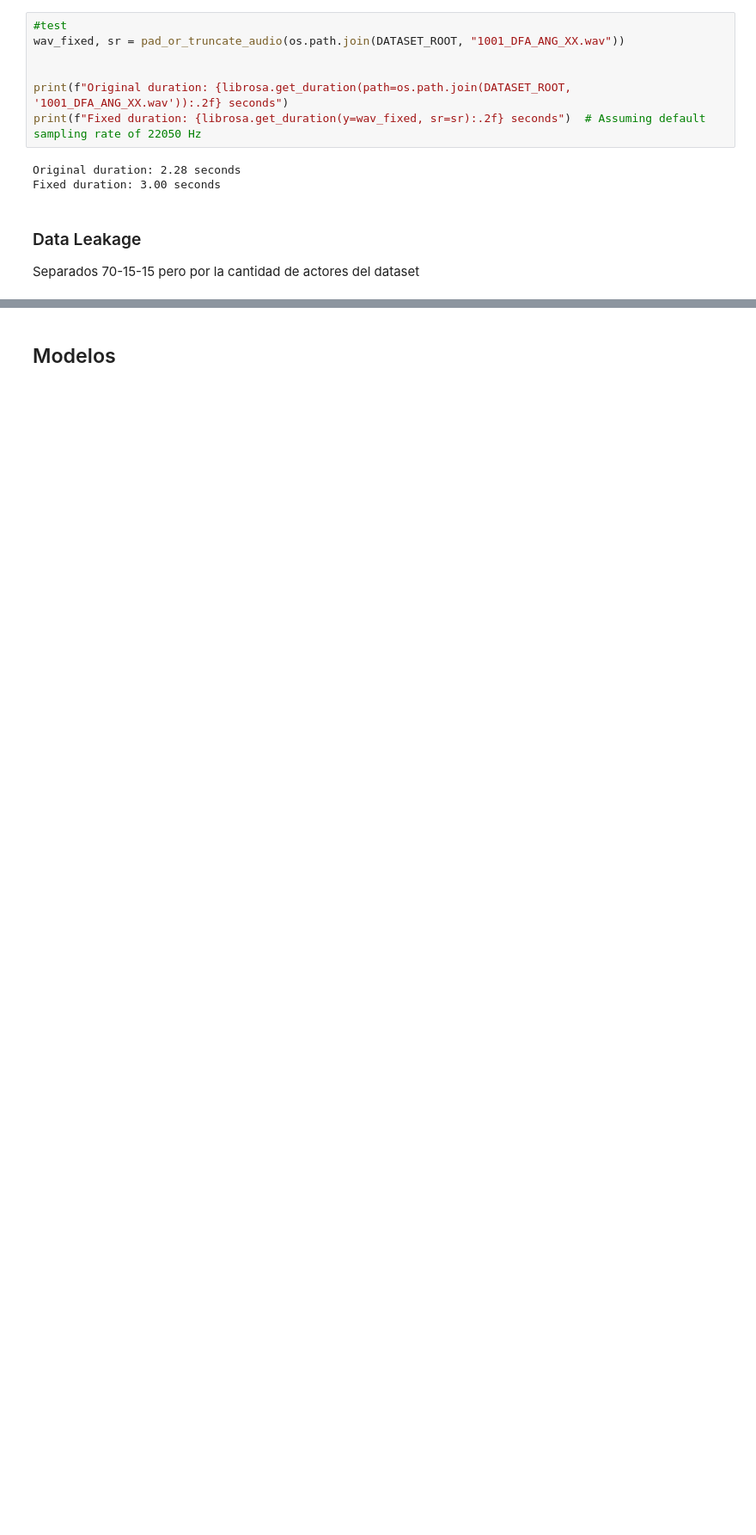
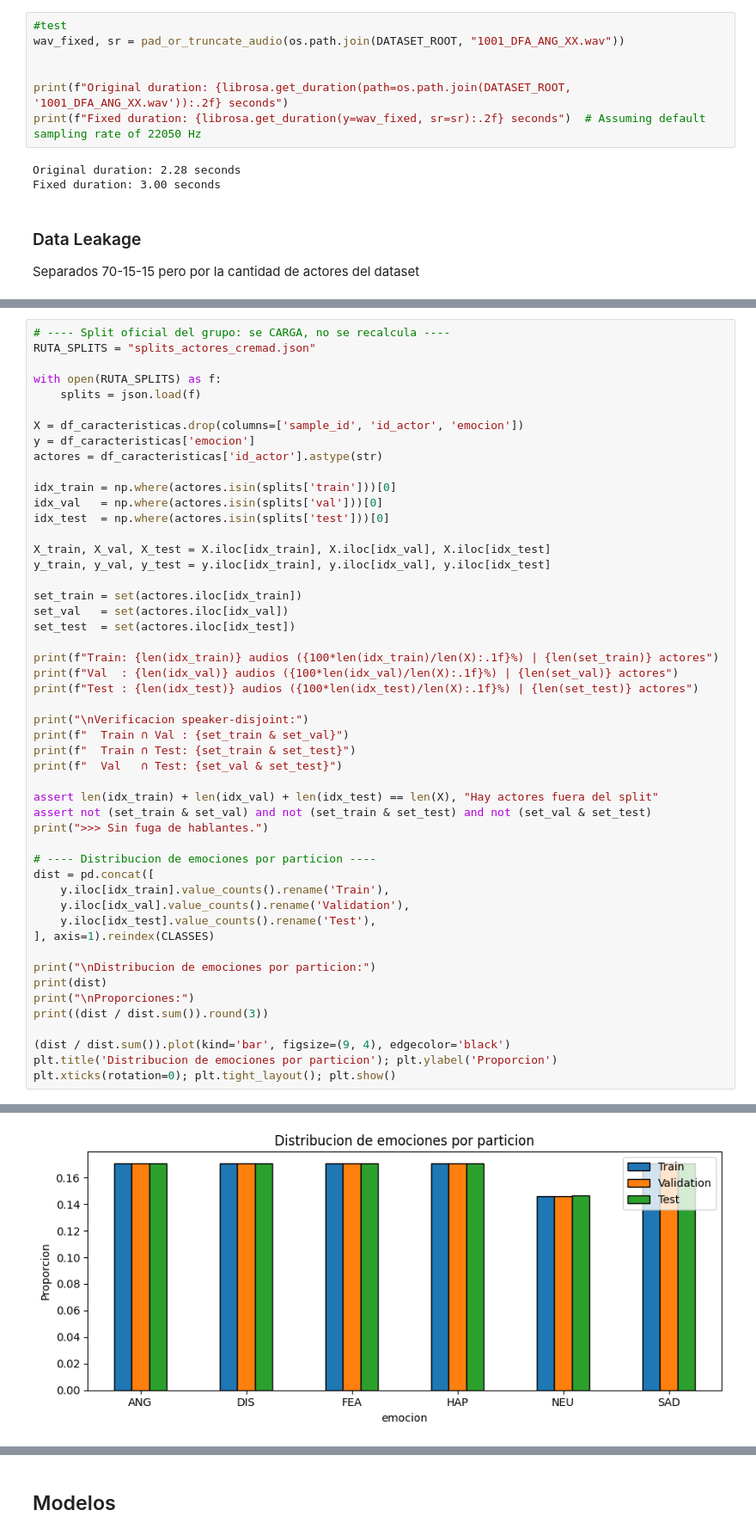
Before and after one commit to Aleortz/CREMA--D-Assembly-, a Jupyter notebook: Notebook/clasification-of-emotions.ipynb, the cells around one changed output, grey strips where cells are left out. Shown at 86% size. Cells and saved outputs as stored; diff of their text form; blank space fills up the shorter version.

```diff
--- a/Notebook/clasification-of-emotions.ipynb
+++ b/Notebook/clasification-of-emotions.ipynb
@@ -391,0 +378,51 @@ Val vs Test: set() (Libre de fugas: True)
+# %%
+# ---- Split oficial del grupo: se CARGA, no se recalcula ----
+RUTA_SPLITS = "splits_actores_cremad.json"
+
+with open(RUTA_SPLITS) as f:
+    splits = json.load(f)
+
+X = df_caracteristicas.drop(columns=['sample_id', 'id_actor', 'emocion'])
+y = df_caracteristicas['emocion']
+actores = df_caracteristicas['id_actor'].astype(str)
+
+idx_train = np.where(actores.isin(splits['train']))[0]
+idx_val   = np.where(actores.isin(splits['val']))[0]
+idx_test  = np.where(actores.isin(splits['test']))[0]
+
+X_train, X_val, X_test = X.iloc[idx_train], X.iloc[idx_val], X.iloc[idx_test]
+y_train, y_val, y_test = y.iloc[idx_train], y.iloc[idx_val], y.iloc[idx_test]
+
+set_train = set(actores.iloc[idx_train])
+set_val   = set(actores.iloc[idx_val])
+set_test  = set(actores.iloc[idx_test])
+
+print(f"Train: {len(idx_train)} audios ({100*len(idx_train)/len(X):.1f}%) | {len(set_train)} actores")
+print(f"Val  : {len(idx_val)} audios ({100*len(idx_val)/len(X):.1f}%) | {len(set_val)} actores")
+print(f"Test : {len(idx_test)} audios ({100*len(idx_test)/len(X):.1f}%) | {len(set_test)} actores")
+
+print("\nVerificacion speaker-disjoint:")
+print(f"  Train ∩ Val : {set_train & set_val}")
+print(f"  Train ∩ Test: {set_train & set_test}")
+print(f"  Val   ∩ Test: {set_val & set_test}")
+
+assert len(idx_train) + len(idx_val) + len(idx_test) == len(X), "Hay actores fuera del split"
+assert not (set_train & set_val) and not (set_train & set_test) and not (set_val & set_test)
+print(">>> Sin fuga de hablantes.")
+
+# ---- Distribucion de emociones por particion ----
+dist = pd.concat([
+    y.iloc[idx_train].value_counts().rename('Train'),
+    y.iloc[idx_val].value_counts().rename('Validation'),
+    y.iloc[idx_test].value_counts().rename('Test'),
+], axis=1).reindex(CLASSES)
+
+print("\nDistribucion de emociones por particion:")
+print(dist)
+print("\nProporciones:")
+print((dist / dist.sum()).round(3))
+
+(dist / dist.sum()).plot(kind='bar', figsize=(9, 4), edgecolor='black')
+plt.title('Distribucion de emociones por particion'); plt.ylabel('Proporcion')
+plt.xticks(rotation=0); plt.tight_layout(); plt.show()
+# %% [output]
@@ -392,3 +446,4 @@ Val vs Test: set() (Libre de fugas: True)
+[figure, added]
 # %%
 # import json
 
```
Also changed, not shown: parts of 18 cells of this notebook, 1 other file.
